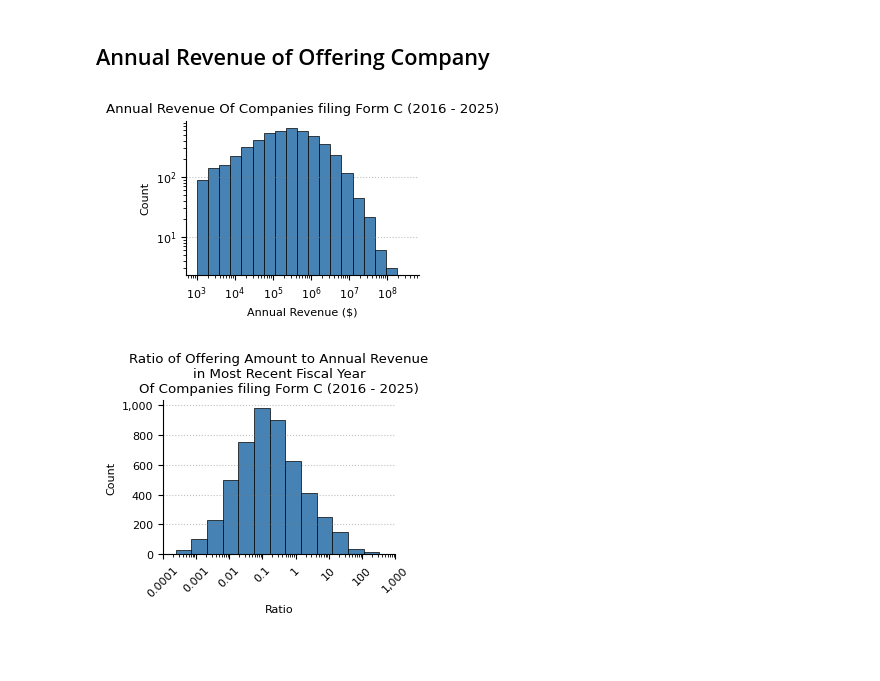
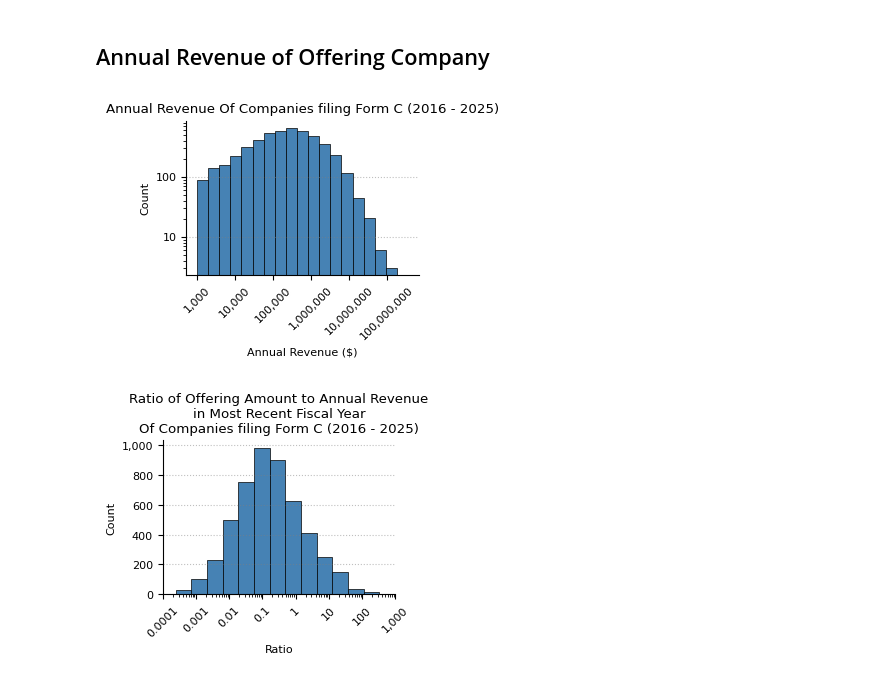
Before and after one commit to SEC-API-io/sec-api-cookbook, a Jupyter notebook: notebooks/form-c/form-c-tutorial-website.ipynb, the cells around one changed output. Cells and saved outputs as stored; diff of their text form; code cells hidden in the pictures; blank space fills up the shorter version.

```diff
--- a/notebooks/form-c/form-c-tutorial-website.ipynb
+++ b/notebooks/form-c/form-c-tutorial-website.ipynb
@@ -904,26 +915,30 @@ plt.show()
 # %%
 data = form_c["annualReportDisclosureRequirements.revenueMostRecentFiscalYear"]
 data = data[data > 1000]
 
 # Define log-spaced bins
 bin_edges = np.logspace(np.log10(min(data)), np.log10(max(data)), num=20)
 
 fig, ax = plt.subplots(figsize=(3, 2))
 ax.hist(
     data,
     bins=bin_edges,
     color="steelblue",
     edgecolor="black",
     linewidth=0.5,
 )
 ax.set_yscale("log")
 ax.set_xscale("log")
+ax.xaxis.set_major_formatter(mtick.StrMethodFormatter("{x:,.0f}"))
+ax.yaxis.set_major_formatter(mtick.StrMethodFormatter("{x:,.0f}"))
+ax.tick_params(axis="x", rotation=45, which="major")
+ax.tick_params(axis="x", which="minor", bottom=False)
 ax.set_title(f"Annual Revenue Of Companies filing Form C ({min_year} - {max_year})")
 ax.set_xlabel("Annual Revenue ($)")
 ax.set_ylabel("Count")
 plt.show()
 # %% [output]
-[figure, old version]
+[figure, new version]
 # %%
 ratio_df = form_c[
     (form_c["annualReportDisclosureRequirements.revenueMostRecentFiscalYear"] > 1000)
```
Also changed, not shown: parts of 8 cells of this notebook.
